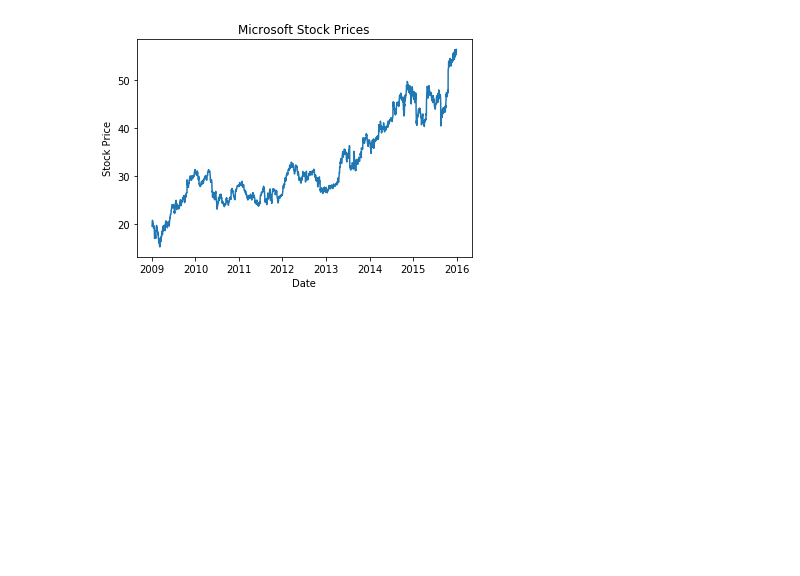
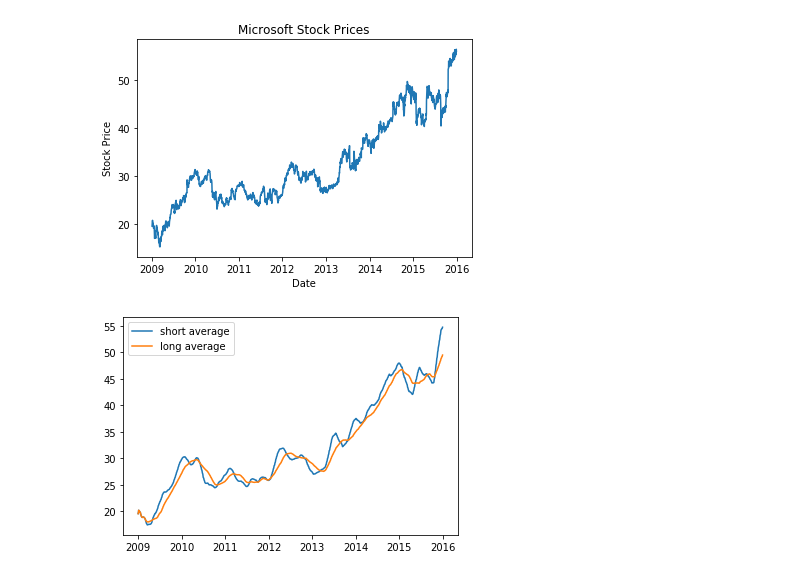
Before and after one commit to VioletD789/Algo-Trading, a Jupyter notebook: Practice.ipynb, the cells around one changed output. Drawn from its saved outputs; the diff is of its cells as text; code cells hidden in the pictures; blank space fills up the shorter version.

Commit message:
rolling averages

```diff
--- a/Practice.ipynb
+++ b/Practice.ipynb
@@ -90,3 +90,22 @@ plt.title("Microsoft Stock Prices")
 plt.show()
 # %% [output]
 [figure]
+# %%
+#rolling average
+
+short_average = 40
+long_average = 100
+
+def rollingAverage(interval, data, column):
+    average = data[column].rolling(window=interval, min_periods=1, center=False).mean()
+    return average
+# %%
+shortAvgMS = rollingAverage(short_average, msDf, "Open")
+longAvgMS = rollingAverage(long_average, msDf, "Open")
+
+plt.plot(msDf.index, shortAvgMS,label="short average")
+plt.plot(msDf.index, longAvgMS, label="long average")
+plt.legend()
+plt.show()
+# %% [output]
+[figure, added]
```
